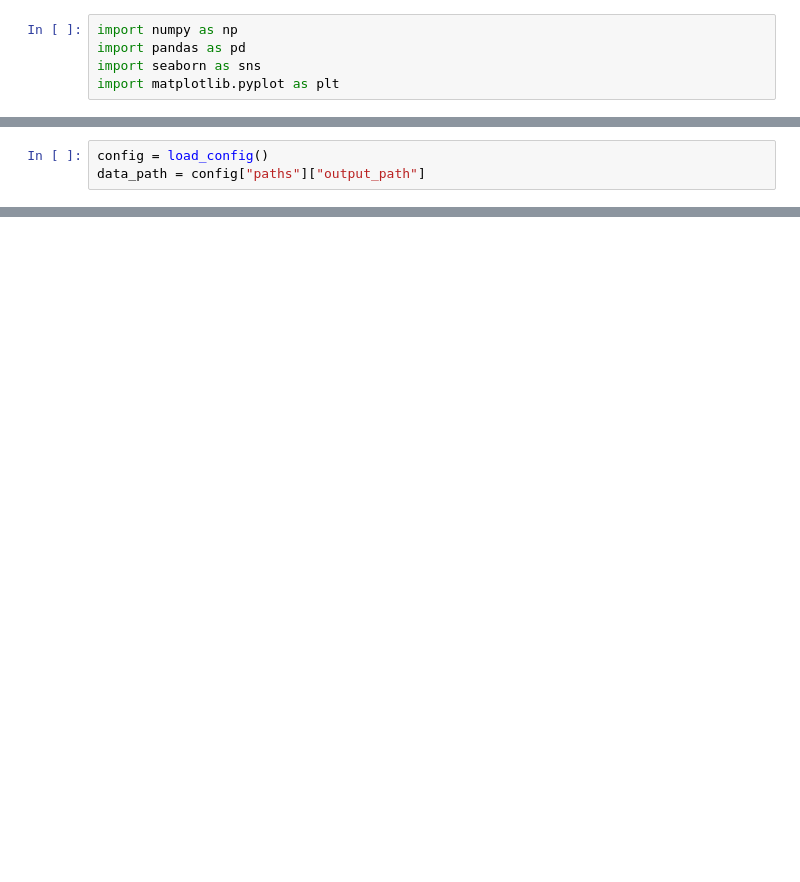
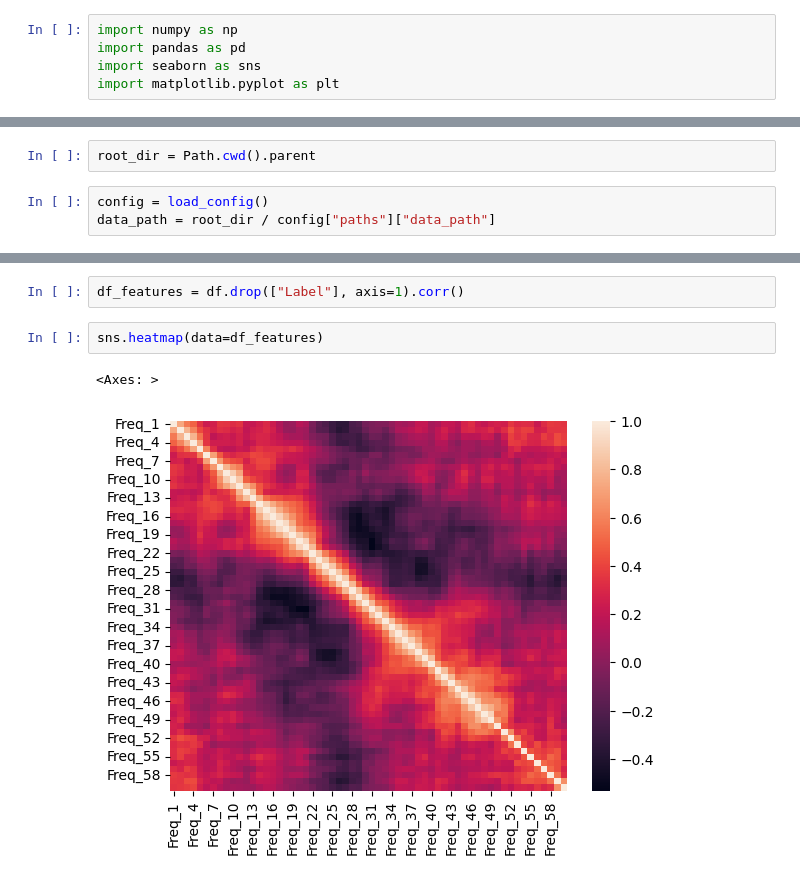
Before and after one commit to malikdevanshu/knn_classification, a Jupyter notebook: src/look.ipynb, the cells around one changed output, grey strips where cells are left out. Drawn from its saved outputs; the diff is of its cells as text; blank space fills up the shorter version.

```diff
--- a/src/look.ipynb
+++ b/src/look.ipynb
@@ -7,6 +8,8 @@ import matplotlib.pyplot as plt
 from config_loader import load_config
+# %%
+root_dir = Path.cwd().parent
 # %%
 config = load_config()
-data_path = config["paths"]["output_path"]
+data_path = root_dir / config["paths"]["data_path"]
 # %%
 df = pd.read_csv(data_path)
@@ -14,0 +51,7 @@ FileNotFoundError: [Errno 2] No such file or directory: 'data/sonar.all-data.csv
+# %%
+df_features = df.drop(["Label"], axis=1).corr()
+# %%
+sns.heatmap(data=df_features)
+# %% [output]
+<Axes: >
+[figure, added]
```
Also changed, not shown: parts of 10 cells of this notebook, 9 other files.
